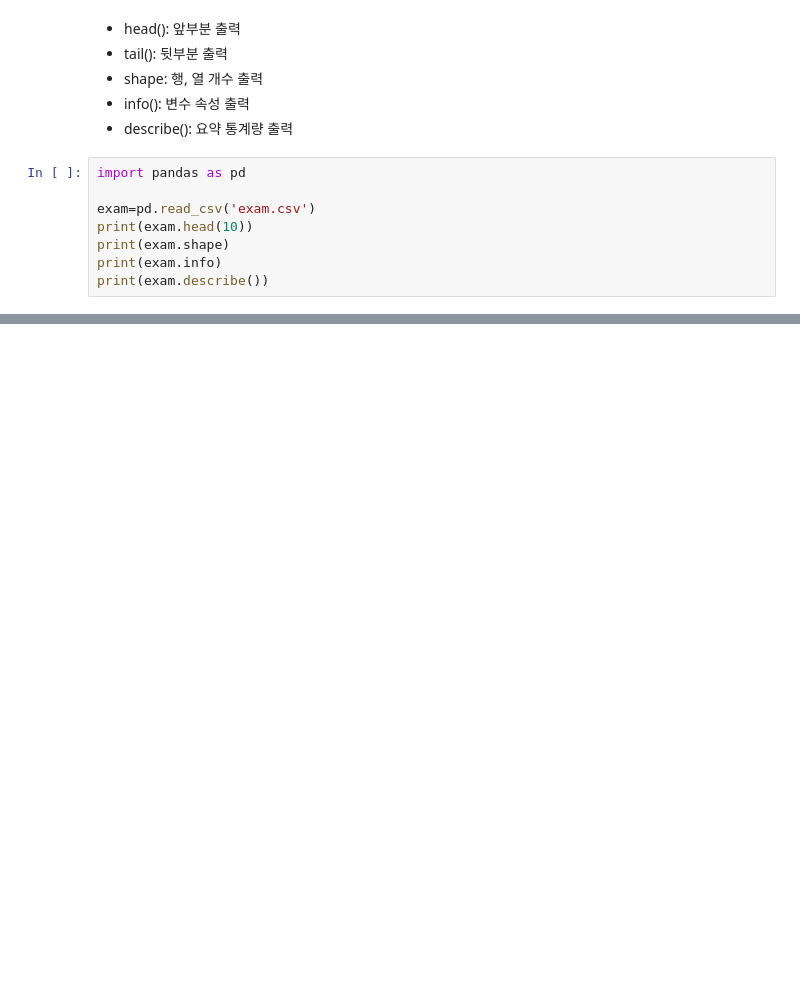
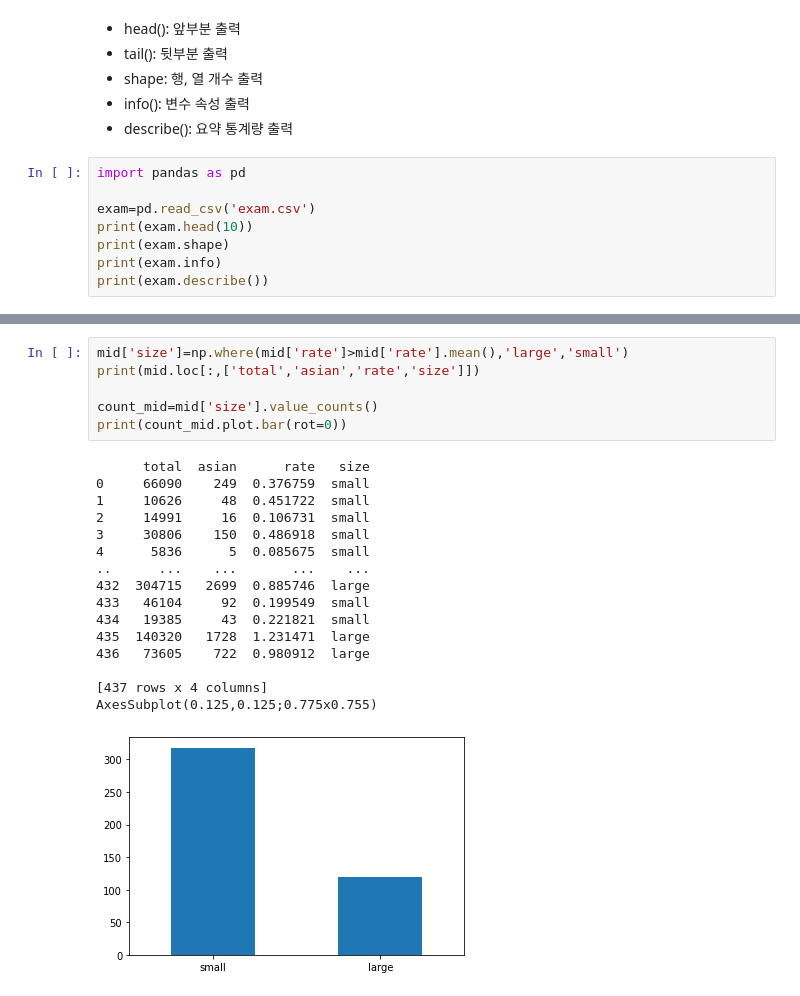
Before and after one commit to seon0415/weit, a Jupyter notebook: 위아이티.ipynb, the cells around one changed output, grey strips where cells are left out. Cells and saved outputs as stored; diff of their text form; blank space fills up the shorter version.

```diff
--- a/위아이티.ipynb
+++ b/위아이티.ipynb
@@ -164,0 +395,23 @@ print(exam.describe())
+# %%
+mid['size']=np.where(mid['rate']>mid['rate'].mean(),'large','small')
+print(mid.loc[:,['total','asian','rate','size']])
+
+count_mid=mid['size'].value_counts()
+print(count_mid.plot.bar(rot=0))
+# %% [output]
+      total  asian      rate   size
+0     66090    249  0.376759  small
+1     10626     48  0.451722  small
+2     14991     16  0.106731  small
+3     30806    150  0.486918  small
+4      5836      5  0.085675  small
+..      ...    ...       ...    ...
+432  304715   2699  0.885746  large
+433   46104     92  0.199549  small
+434   19385     43  0.221821  small
+435  140320   1728  1.231471  large
+436   73605    722  0.980912  large
+
+[437 rows x 4 columns]
+AxesSubplot(0.125,0.125;0.775x0.755)
+[figure, added]
```
Also changed, not shown: parts of 44 cells of this notebook.
